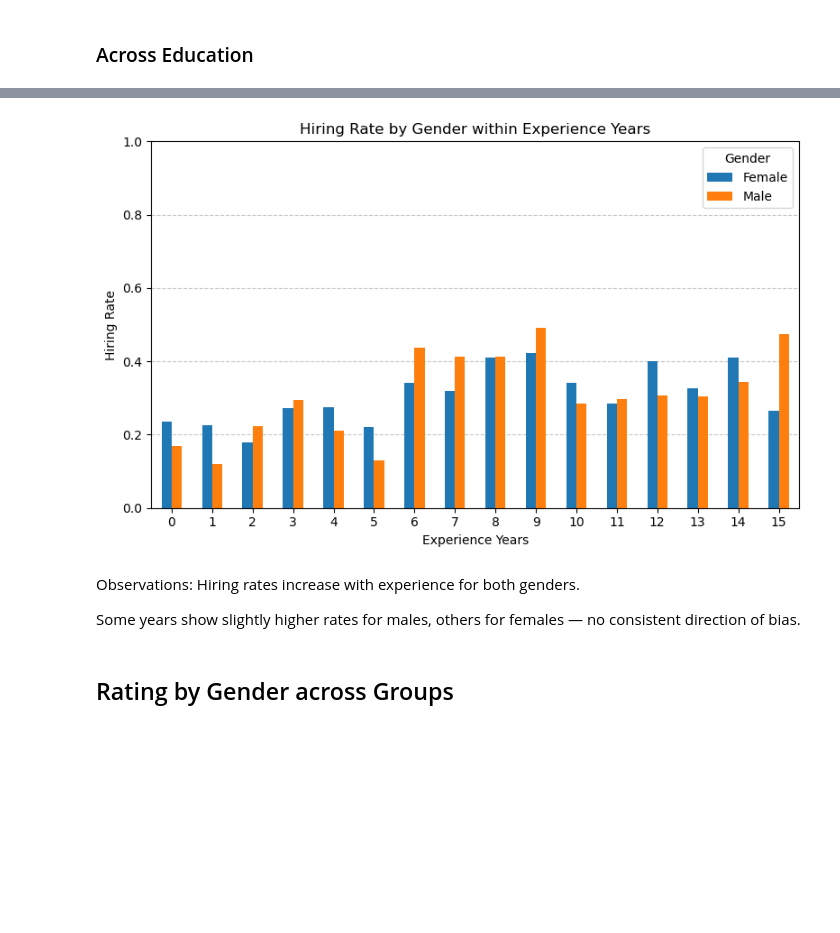
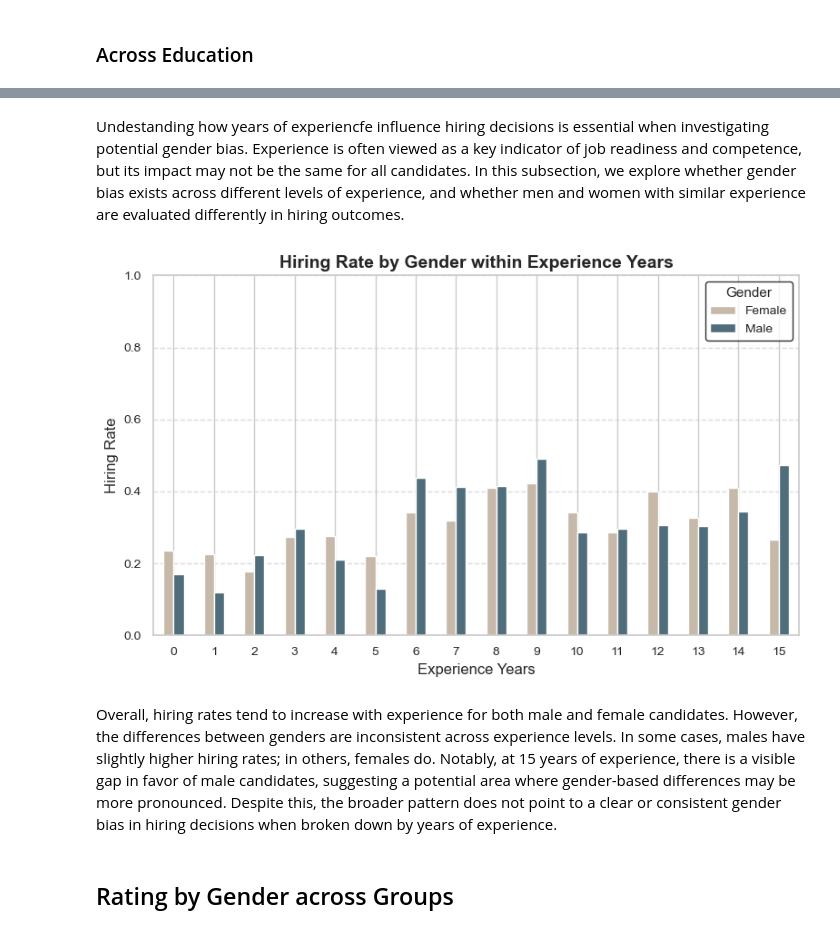
Before and after one commit to tanyadimitrova37/data_science_project, a Jupyter notebook: notebooks/main_analysis.ipynb, the cells around one changed output, grey strips where cells are left out. Drawn from its saved outputs; the diff is of its cells as text; code cells hidden in the pictures; blank space fills up the shorter version.

```diff
--- a/notebooks/main_analysis.ipynb
+++ b/notebooks/main_analysis.ipynb
@@ -33,5 +47,5 @@ True
 # %%
-df = pd.read_csv('data/cleaned_recruitment_data.csv')
+df = pd.read_csv('C:\\Users\\Aleksandar Stojcev\\Desktop\\Tanya DE\\Data Science 2025\\FINAL PROJECT\\data\\cleaned_recruitment_data.csv')
 # %%
 df
 # %% [output]
@@ -76,5 +109,2 @@ The hiring rates for male and female candidates are almost identical, with less
 # %% [markdown]
 ### Across age groups (20-50)
-# %%
-df['hiring_decision'] = df['hiring_decision'].map({'Hired': 1, 'Not Hired': 0})
-df['age_group'] = pd.cut(df['age'], bins = [19, 29, 39, 50], labels =['<30', '30–39', '40+'])
@@ -101,0 +113,3 @@ Males are hired slightly more often than females in the under 40 categories. In
+# %%
+df['hiring_decision'] = df['hiring_decision'].map({'Hired': 1, 'Not Hired': 0})
+df['age_group'] = pd.cut(df['age'], bins = [19, 29, 39, 50], labels = ['<30', '30-39', '40+'])
@@ -128,27 +181,36 @@ Among Bachelor's degree holders, males are hired slightly more. At the Master’
+# %% [markdown]
+Undestanding how years of experiencfe influence hiring decisions is essential when investigating potential gender bias. Experience is often viewed as a key indicator of job readiness and competence, but its impact may not be the same for all candidates. In this subsection, we explore whether gender bias exists across different levels of experience, and whether men and women with similar experience are evaluated differently in hiring outcomes.
 # %%
-gender_exp_hiring = (df.groupby(['experience_years', 'gender'], observed = True)['hiring_decision'].mean().reset_index())
+# Group and pivot
+gender_exp_hiring = (df.groupby(['experience_years', 'gender'], observed=True)['hiring_decision'].mean().reset_index()
+)
 
-pivot_exp = gender_exp_hiring.pivot(index = 'experience_years', columns = 'gender', values = 'hiring_decision').astype(float)
+pivot_exp = gender_exp_hiring.pivot(index='experience_years',columns='gender',values='hiring_decision').astype(float)
 
+# Plot
 fig, ax = plt.subplots(figsize=(8, 5))
-pivot_exp.plot(kind = 'bar', ax = ax)
+pivot_exp.plot(kind='bar',ax=ax,color=['#c7b9a9', '#4f6d7a'])  # neutral palette)
 
-ax.set_title("Hiring Rate by Gender within Experience Years")
-ax.set_ylabel("Hiring Rate")
-ax.set_xlabel("Experience Years")
+# Titles and labels
+ax.set_title("Hiring Rate by Gender within Experience Years", fontsize=14, weight='bold')
+ax.set_ylabel("Hiring Rate", fontsize=12)
+ax.set_xlabel("Experience Years", fontsize=12)
 ax.set_ylim(0, 1)
+
+# Grid & ticks
 ax.set_axisbelow(True)
-ax.grid(True, axis = 'y', linestyle = '--', alpha = 0.7)
-ax.legend(title = "Gender")
-plt.xticks(rotation = 0)
+ax.grid(True, axis='y', linestyle='--', alpha=0.7)
+plt.xticks(rotation=0, fontsize=10)
+plt.yticks(fontsize=10)
+
+# Improved legend
+ax.legend(title="Gender",fontsize=10,title_fontsize=11,frameon=True,edgecolor='black')
+
 plt.tight_layout()
 plt.show()
 # %% [output]
-[figure, old version]
+[figure, new version]
 # %% [markdown]
- Observations:
-Hiring rates increase with experience for both genders.
-
-Some years show slightly higher rates for males, others for females — no consistent direction of bias.
+Overall, hiring rates tend to increase with experience for both male and female candidates. However, the differences between genders are inconsistent across experience levels. In some cases, males have slightly higher hiring rates; in others, females do. Notably, at 15 years of experience, there is a visible gap in favor of male candidates, suggesting a potential area where gender-based differences may be more pronounced. Despite this, the broader pattern does not point to a clear or consistent gender bias in hiring decisions when broken down by years of experience.
 # %% [markdown]
 ## Rating by Gender across Groups
```
Also changed, not shown: parts of 76 cells of this notebook, 1 other file.
